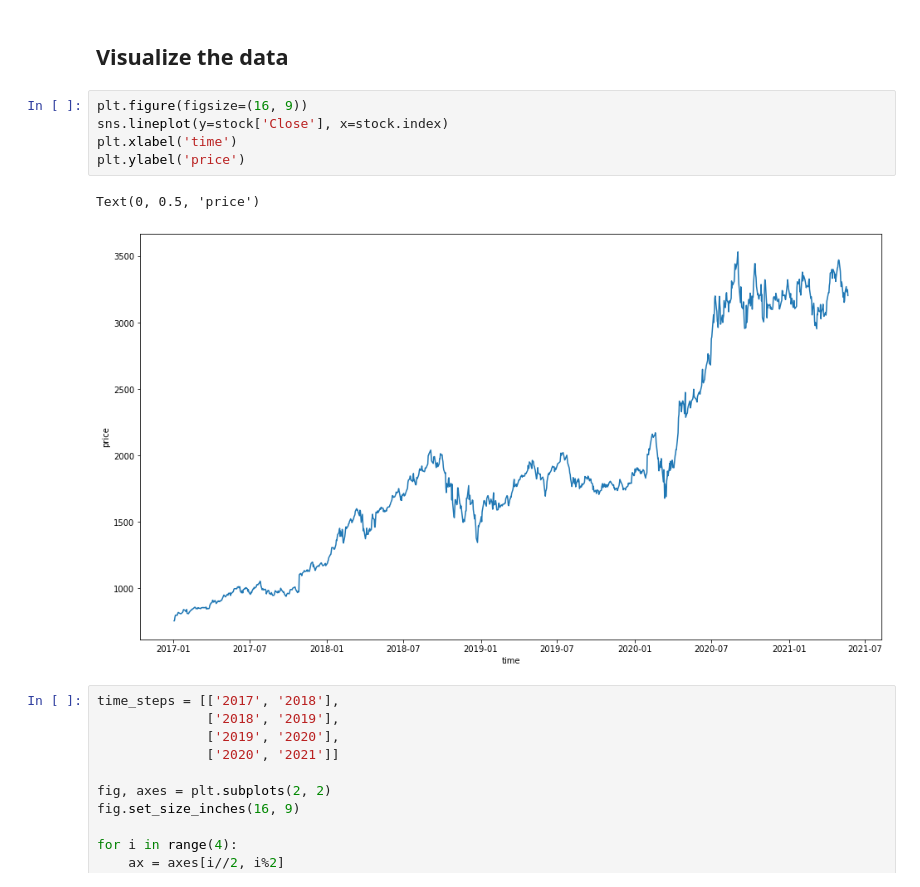
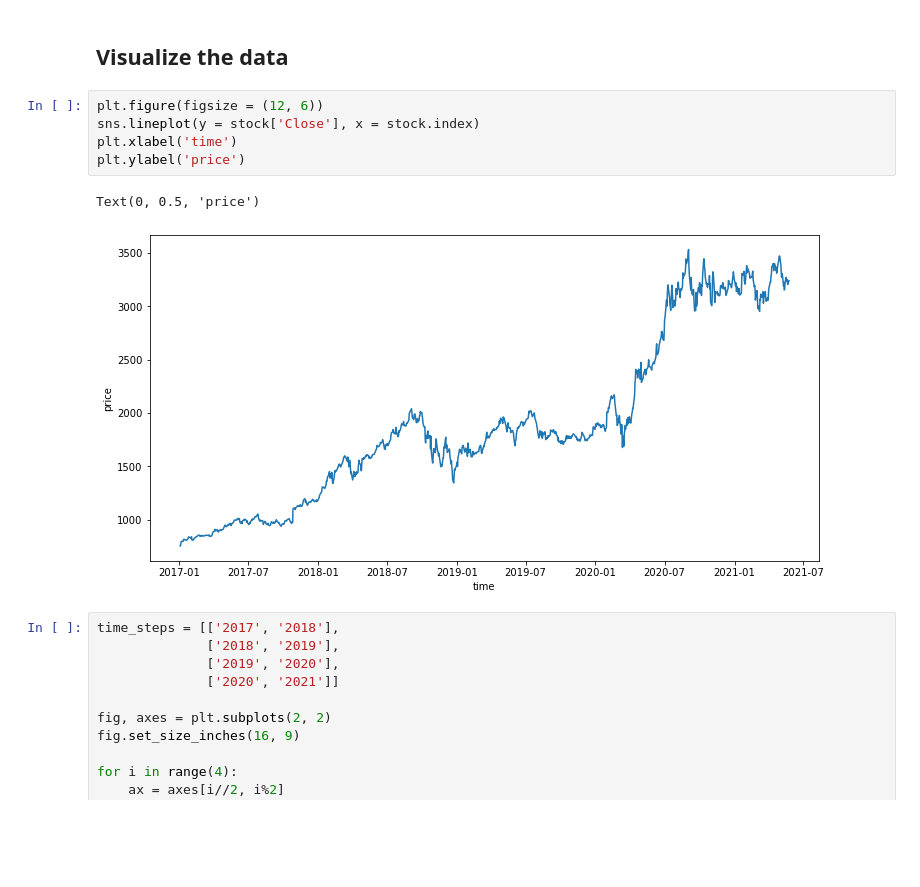
Before and after one commit to jjk-dev/time-series-analysis, a Jupyter notebook: stock-prediction.ipynb, the cells around one changed output. Drawn from its saved outputs; the diff is of its cells as text; blank space fills up the shorter version.

```diff
--- a/stock-prediction.ipynb
+++ b/stock-prediction.ipynb
@@ -77,13 +86,13 @@ stock.head()
 # %% [markdown]
 ## Visualize the data
 # %%
-plt.figure(figsize=(16, 9))
-sns.lineplot(y=stock['Close'], x=stock.index)
+plt.figure(figsize = (12, 6))
+sns.lineplot(y = stock['Close'], x = stock.index)
 plt.xlabel('time')
 plt.ylabel('price')
 # %% [output]
 Text(0, 0.5, 'price')
-[figure, old version]
+[figure, new version]
 # %%
 time_steps = [['2017', '2018'],
               ['2018', '2019'],
```
Also changed, not shown: parts of 23 cells of this notebook, 1 other file.
